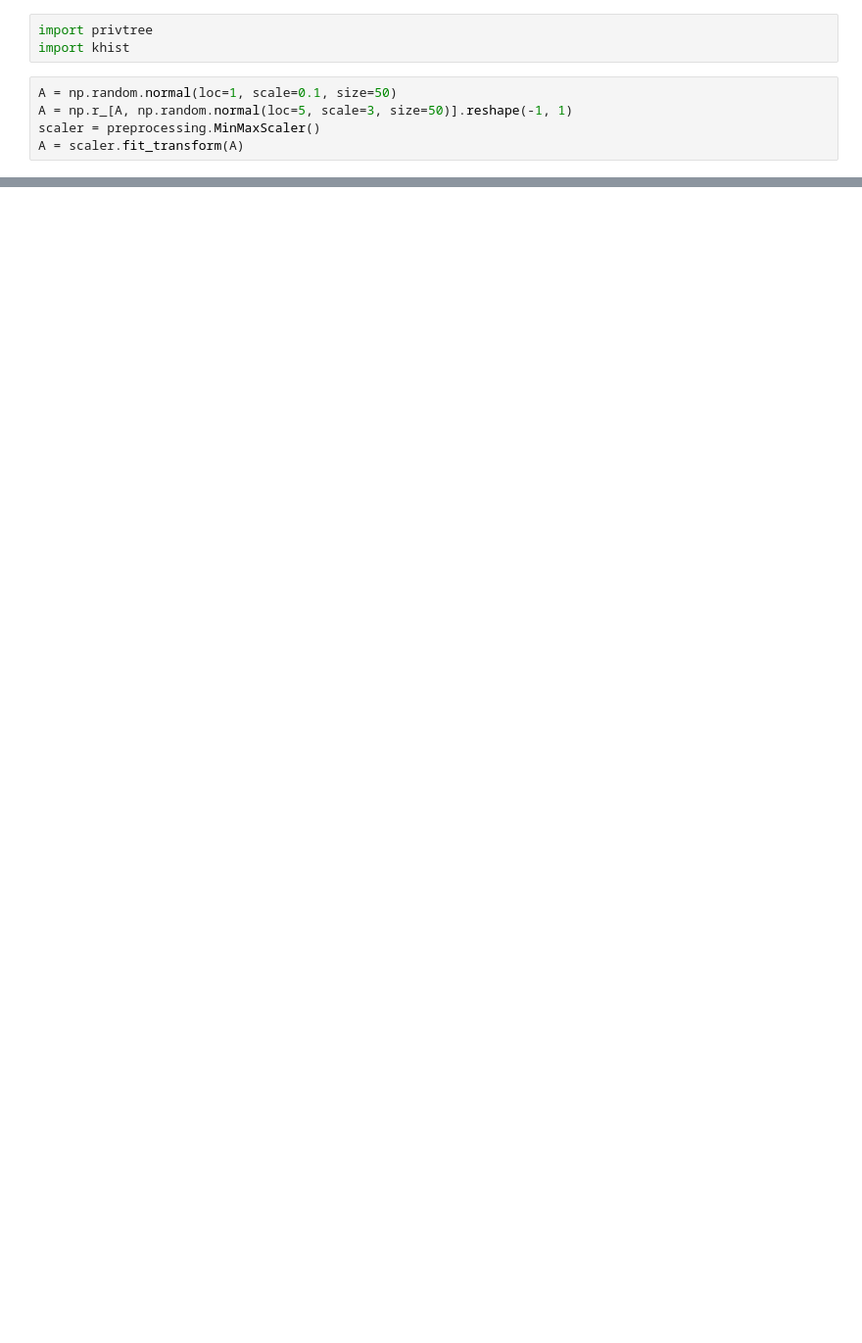
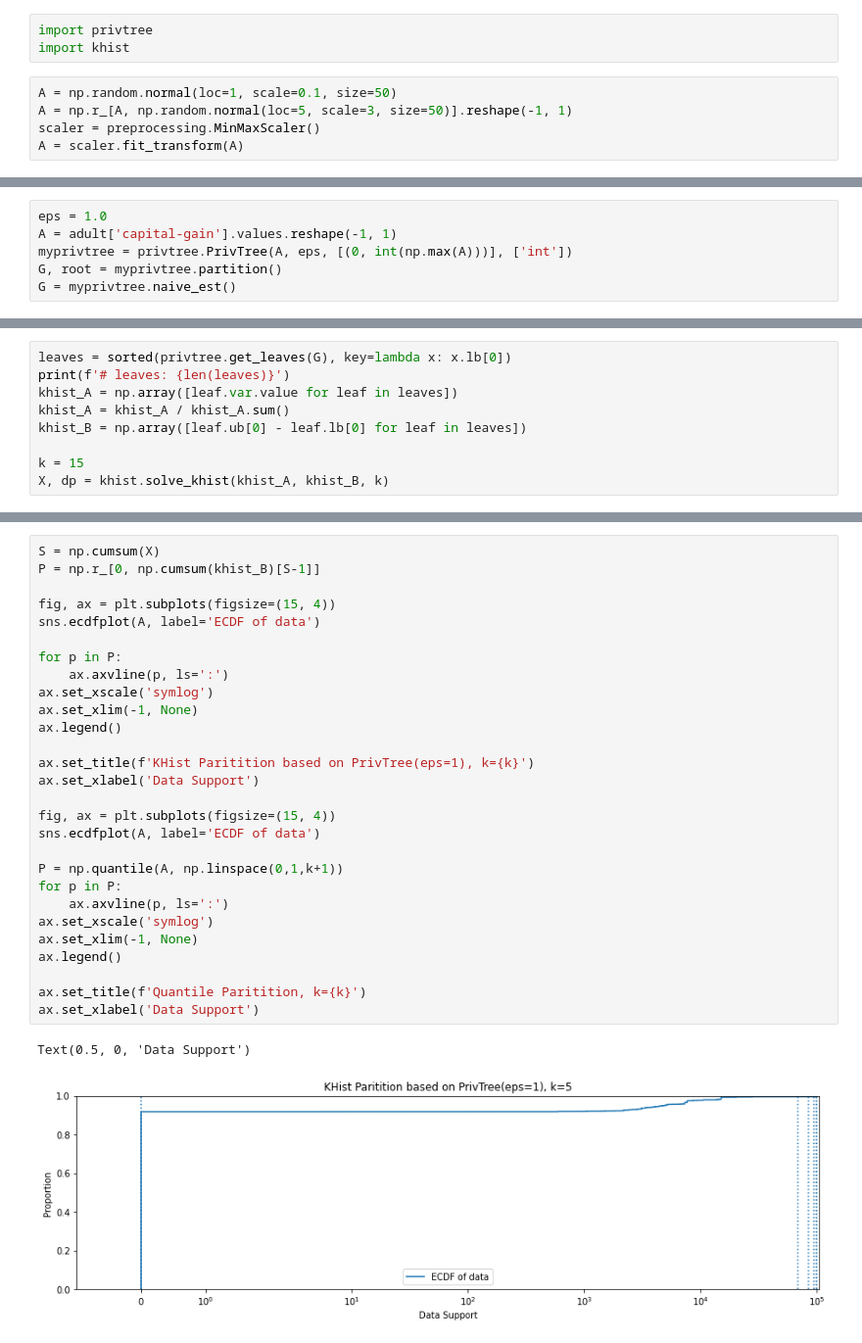
Before and after one commit to 122689305/khist, a Jupyter notebook: test_khist.ipynb, the cells around one changed output, grey strips where cells are left out. Shown: that part at 98% size. Drawn from its saved outputs; the diff is of its cells as text; blank space fills up the shorter version.

```diff
--- a/test_khist.ipynb
+++ b/test_khist.ipynb
@@ -66,0 +80,6 @@ Text(0.5, 0, 'Data Support')
+# %%
+eps = 1.0
+A = adult['capital-gain'].values.reshape(-1, 1)
+myprivtree = privtree.PrivTree(A, eps, [(0, int(np.max(A)))], ['int'])
+G, root = myprivtree.partition()
+G = myprivtree.naive_est()
@@ -66,0 +96,9 @@ Text(0.5, 0, 'Data Support')
+# %%
+leaves = sorted(privtree.get_leaves(G), key=lambda x: x.lb[0])
+print(f'# leaves: {len(leaves)}')
+khist_A = np.array([leaf.var.value for leaf in leaves])
+khist_A = khist_A / khist_A.sum()
+khist_B = np.array([leaf.ub[0] - leaf.lb[0] for leaf in leaves])
+
+k = 15
+X, dp = khist.solve_khist(khist_A, khist_B, k)
@@ -66,0 +139,31 @@ Text(0.5, 0, 'Data Support')
+# %%
+S = np.cumsum(X)
+P = np.r_[0, np.cumsum(khist_B)[S-1]]
+
+fig, ax = plt.subplots(figsize=(15, 4))
+sns.ecdfplot(A, label='ECDF of data')
+
+for p in P:
+    ax.axvline(p, ls=':')
+ax.set_xscale('symlog')
+ax.set_xlim(-1, None)
+ax.legend()
+
+ax.set_title(f'KHist Paritition based on PrivTree(eps=1), k={k}')
+ax.set_xlabel('Data Support')
+
+fig, ax = plt.subplots(figsize=(15, 4))
+sns.ecdfplot(A, label='ECDF of data')
+
+P = np.quantile(A, np.linspace(0,1,k+1))
+for p in P:
+    ax.axvline(p, ls=':')
+ax.set_xscale('symlog')
+ax.set_xlim(-1, None)
+ax.legend()
+
+ax.set_title(f'Quantile Paritition, k={k}')
+ax.set_xlabel('Data Support')
+# %% [output]
+Text(0.5, 0, 'Data Support')
+[figure, added]
```
Also changed, not shown: parts of 16 cells of this notebook, 4 other files.
